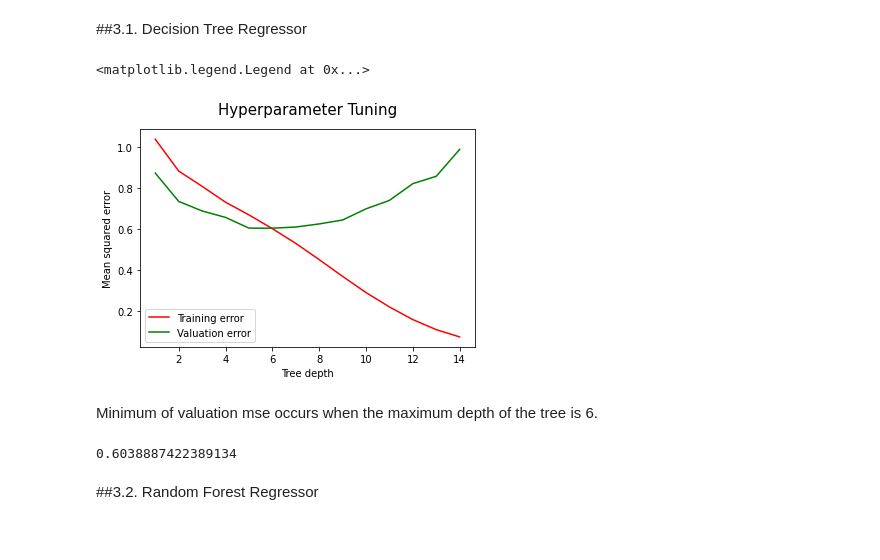
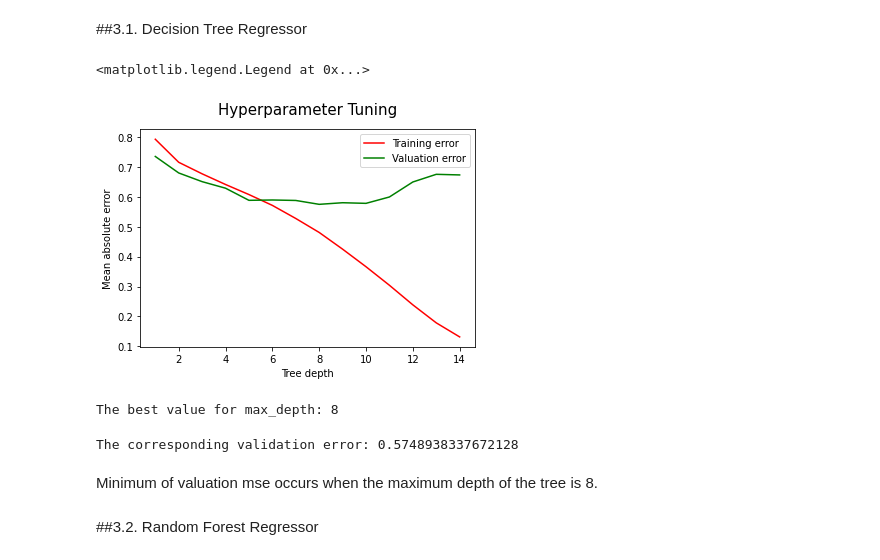
Before and after one commit to NBK-code/IMDB_Movie_Rating_Prediction, a Jupyter notebook: IMDB_mrp_Model_Selection.ipynb, the cells around one changed output. Saved outputs shown, nothing was run; the diff lists cells and outputs as text; code cells hidden in the pictures.

```diff
--- a/IMDB_mrp_Model_Selection.ipynb
+++ b/IMDB_mrp_Model_Selection.ipynb
@@ -126,31 +126,44 @@ y_train_np.shape, y_test_np.shape, y_val_np.shape
 # %% [markdown]
 ##3.1. Decision Tree Regressor
 # %%
-from sklearn.metrics import mean_squared_error as mse
+from sklearn.metrics import mean_absolute_error as mae
 
 max_depths = range(1, 15)
 training_error = []
 val_error = []
+
+min_val_error = 100000
+best_max_depth = 0
+
 for max_depth in max_depths:
     model_dtr = DecisionTreeRegressor(max_depth=max_depth)
     model_dtr.fit(X_train_np, y_train_np)
-    training_error.append(mse(y_train_np, model_dtr.predict(X_train_np)))
-    val_error.append(mse(y_val_np, model_dtr.predict(X_val_np)))
+    training_error.append(mae(y_train_np, model_dtr.predict(X_train_np)))
+    val_error_for_this_iter = mae(y_val_np, model_dtr.predict(X_val_np))
+    val_error.append(val_error_for_this_iter)
+
+    if val_error_for_this_iter < min_val_error:
+      best_max_depth = max_depth
+      min_val_error = val_error_for_this_iter
 
 plt.plot(max_depths, training_error, color='red', label='Training error')
 plt.plot(max_depths, val_error, color='green', label='Valuation error')
 plt.xlabel('Tree depth')
-plt.ylabel('Mean squared error')
+plt.ylabel('Mean absolute error')
 plt.title('Hyperparameter Tuning', pad=15, size=15)
 plt.legend()
 # %% [output]
 <matplotlib.legend.Legend at 0x...>
-[figure, old version]
+[figure, new version]
+# %%
+print("The best value for max_depth:", best_max_depth)
+# %% [output]
+The best value for max_depth: 8
+# %%
+print("The corresponding validation error:", min_val_error)
+# %% [output]
+The corresponding validation error: 0.5748938337672128
 # %% [markdown]
-Minimum of valuation mse occurs when the maximum depth of the tree is 6.
+Minimum of valuation mse occurs when the maximum depth of the tree is 8.
-# %%
-min(val_error)
-# %% [output]
-0.6038887422389134
 # %% [markdown]
 ##3.2. Random Forest Regressor
```
Also changed, not shown: parts of 9 cells of this notebook.
